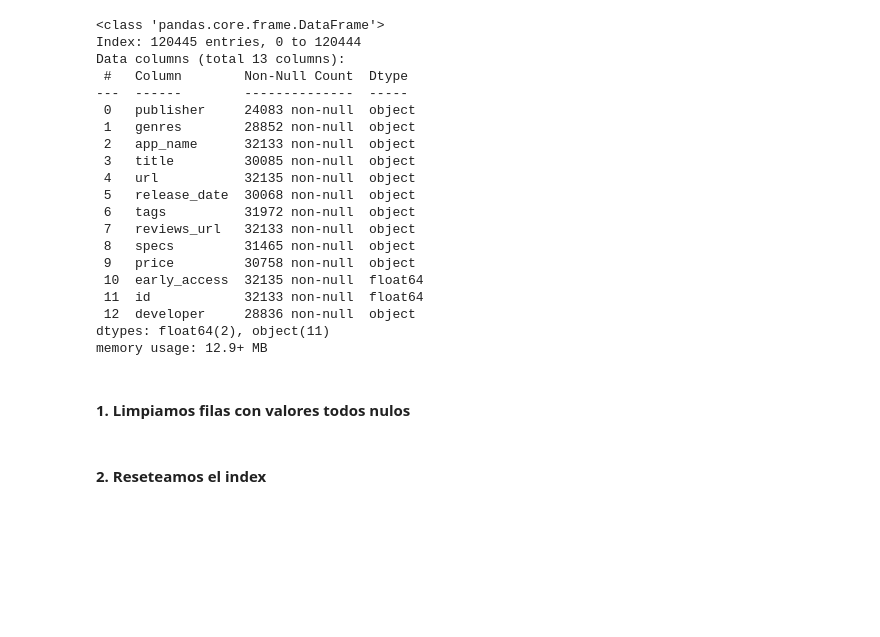
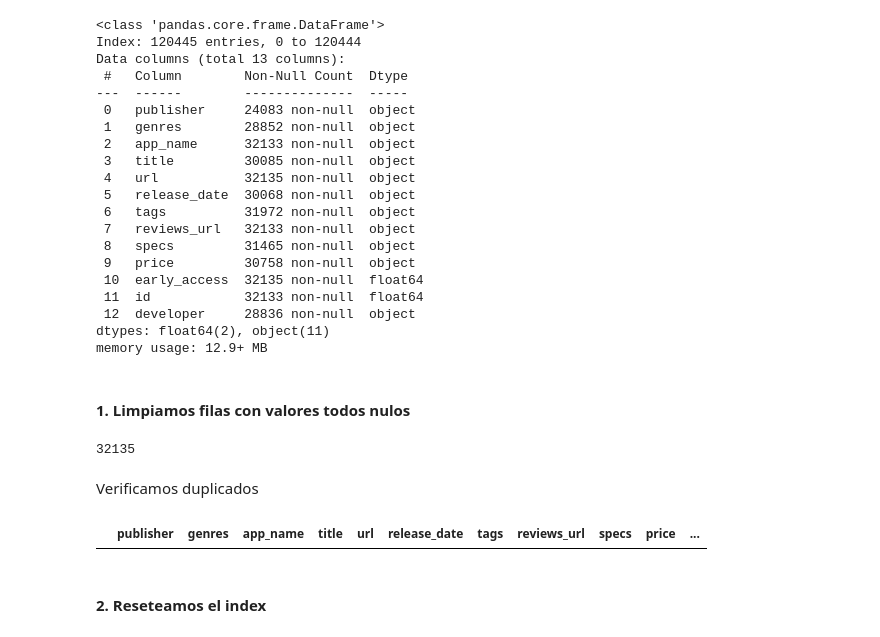
Before and after one commit to javierbengolea/PI_1, a Jupyter notebook: steam_games.ipynb, the cells around one changed output. Saved outputs shown, nothing was run; the diff lists cells and outputs as text; code cells hidden in the pictures; blank space fills up the shorter version.

```diff
--- a/steam_games.ipynb
+++ b/steam_games.ipynb
@@ -64,3 +65,15 @@ memory usage: 12.9+ MB
 #### 1. Limpiamos filas con valores todos nulos
 # %%
 df_games = df_games[df_games.isna().sum(axis=1) != 13]
+# %%
+len(df_games)
+# %% [output]
+32135
+# %% [markdown]
+Verificamos duplicados
+# %%
+df_games['hash'] = df_games.apply(lambda row: hashlib.md5(row.astype(str).values.tobytes()).hexdigest(), axis=1)
+# %%
+df_games[df_games['hash'].duplicated()]
+# %% [output]
+|  | publisher | genres | app_name | title | url | release_date | tags | reviews_url | specs | price | ... |
```
Also changed, not shown: parts of 24 cells of this notebook.
